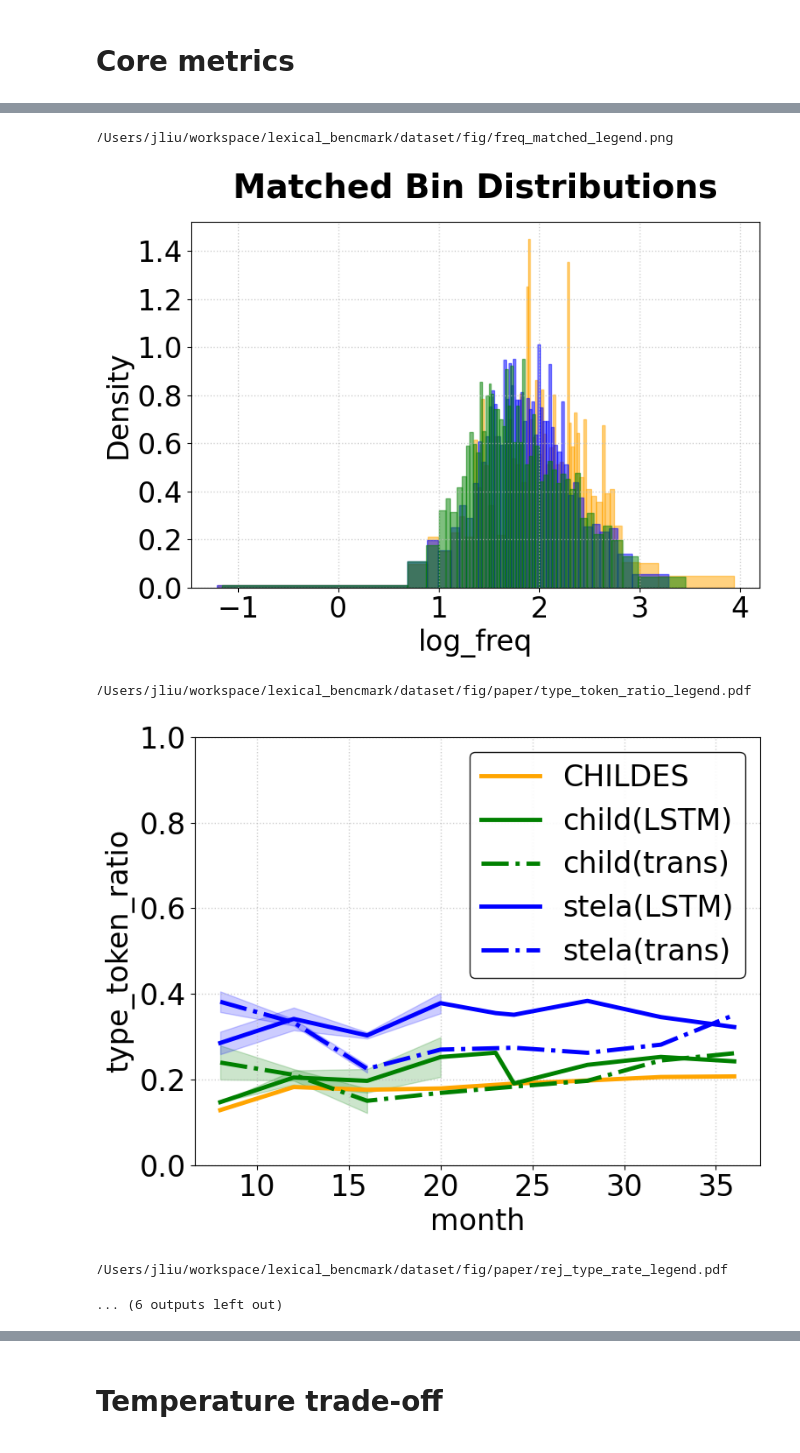
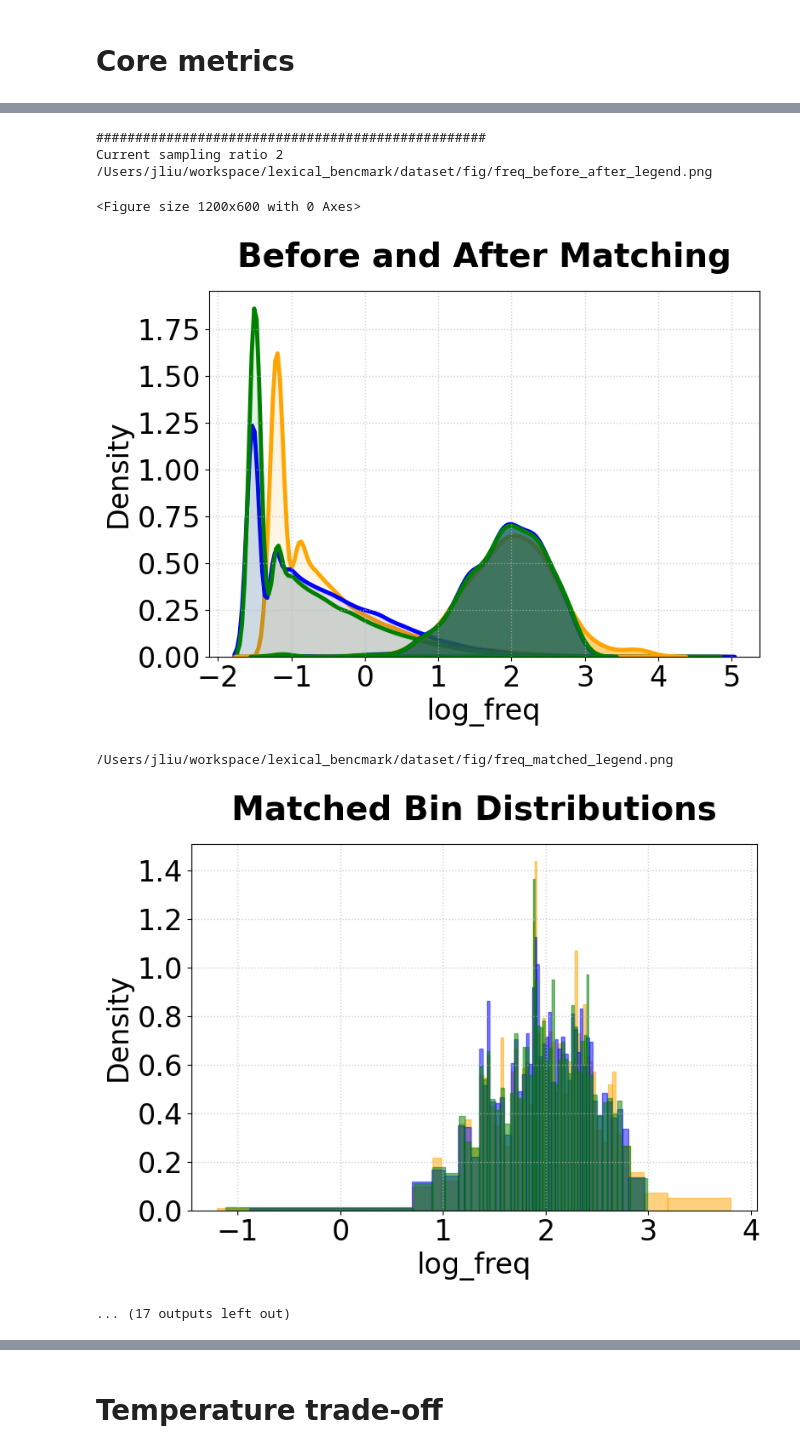
Before and after one commit to nhamilakis/Lexical-benchmark, a Jupyter notebook: notebooks/paper_fig.ipynb, the cells around one changed output, grey strips where cells are left out. Drawn from its saved outputs; the diff is of its cells as text; code cells hidden in the pictures.

Commit message:
merge metrics

```diff
--- a/notebooks/paper_fig.ipynb
+++ b/notebooks/paper_fig.ipynb
@@ -422,7 +422,7 @@ def plot_condition_curve(subset: pd.DataFrame, condition: str, x_header: str, y_
         linestyle=PlotSettings.LINESTYLES.get(extract_style(condition), "-"),
         linewidth=PlotSettings.DEFAULTS["linewidth"],
     )
-    plt.fill_between(subset[x_header], subset[y_header] - subset["ci"], subset["mean"] + subset["ci"], color=color, alpha=0.2)
+    #plt.fill_between(subset[x_header], subset[y_header] - subset["ci"], subset["mean"] + subset["ci"], color=color, alpha=0.2)
 
 
 def plot_condition_scatter(subset: DataFrameType, condition: str, x_header: str, y_header: str) -> None:
@@ -797,7 +793,10 @@ def plot_curves(df: pd.DataFrame, x_header: str, y_header: str, group_header: st
         ylim=y_lim,show_legend=True,save_legend=True,legend_outside=False)
 
 
-def compare_metrics(raw_data_path: str, out_path: Path):
+
+metric_dict = {"type_token_ratio": [0, 1], "rej_type_rate": [0, 0.5], "rej_token_rate": [0, 0.5], "CDI": [0, 1]}
+
+def compare_metrics(raw_data_path: str, out_path: Path,metric_dict=metric_dict):
     """Load data and plot final results."""
     # load data
     raw_data = pd.read_csv(raw_data_path)
@@ -805,13 +804,7 @@ def compare_metrics(raw_data_path: str, out_path: Path):
     # Sort by month and combine dataset + model_type for labels
     df = df.sort_values("month")
     df["condition"] = df["dataset"] + "(" + df["model_type"] + ")"
-
-    metric_dict = {"CDI": [0, 1]}
-    metric_dict = {"type_token_ratio": [0, 1], "rej_type_rate": [0, 0.5], "rej_token_rate": [0, 0.5], "CDI": [0, 1]}
     for metric, ylim in metric_dict.items():
         sel_df = DataLoader.load_df(df, metric=metric, temp=1.0)
         out_path_file = out_path / f"{metric}.pdf"
         plot_curves(df=sel_df, x_header="month", y_header=metric, group_header="condition", y_lim=ylim, out_path=out_path_file)
-    # plot out the labels
-    # out_path_file = out_path / f"metric_label.png"
-    # plot_curves(df=sel_df, x_header="month", y_header=metric, group_header="condition", y_lim=ylim,legend_title="Setting", out_path=out_path_file)
@@ -821,0 +813,10 @@ compare_metrics(file_root / "metric_1000_4.csv", out_path=fig_path)
+# %%
+metric_dict = {"type_token_ratio": [0, 1], "rej_type_rate": [0, 0.5], "rej_token_rate": [0, 0.5]}
+hour_lst = [1000,500]
+freq_root = Path(f"{data_root}/word_freq")
+
+for hour in hour_lst:
+    print(f"Current hour {hour}")
+    file_root = Path(f"{data_root}/matched/EN/1")
+    compare_metrics(file_root / f"metric_{hour}_4_3500.csv", out_path=fig_path/ "paper",metric_dict=metric_dict)
+    print("##################################################")
@@ -822,14 +840,15 @@ compare_metrics(file_root / "metric_1000_4.csv", out_path=fig_path)
 # %%
 # loop all the candidates
 # load file
-sampling_ratio_lst = [4]
+sampling_ratio_lst = [1,2,3,4]
 freq_root = Path(f"{data_root}/word_freq")
+hour = 1000
 
 for sampling_ratio in sampling_ratio_lst:
     print(f"Current sampling ratio {sampling_ratio}")
-    file_root = Path(f"{data_root}/CDI_new/CDI_{sampling_ratio}")
-    compare_freq_demo(file_root, freq_root, output_dir=fig_path / "paper")
+    file_root = Path(f"{data_root}/matched/EN/{sampling_ratio}")
+    #compare_freq_demo(file_root, freq_root, output_dir=fig_path / "paper")
     compare_freq(file_root, freq_root, output_dir=fig_path)
-    compare_metrics(file_root / "metric_1000_4_binned.csv", out_path=fig_path/ "paper")
+    compare_metrics(file_root / f"metric_{hour}_4_3500.csv", out_path=fig_path/ "paper")
     print("##################################################")
 # %% [output]
@@ -843,6 +863,8 @@ Current sampling ratio 4
-/Users/jliu/workspace/lexical_bencmark/dataset/fig/freq_matched_legend.png
+##################################################
+Current sampling ratio 2
+/Users/jliu/workspace/lexical_bencmark/dataset/fig/freq_before_after_legend.png
+<Figure size 1200x600 with 0 Axes>
-[figure, old version]
+[figure, new version]
-/Users/jliu/workspace/lexical_bencmark/dataset/fig/paper/type_token_ratio_legend.pdf
+/Users/jliu/workspace/lexical_bencmark/dataset/fig/freq_matched_legend.png
-[figure, old version]
+[figure, new version]
-/Users/jliu/workspace/lexical_bencmark/dataset/fig/paper/rej_type_rate_legend.pdf
-... (6 outputs left out)
+... (17 outputs left out)
```
Also changed, not shown: parts of 15 cells of this notebook, 6 other files.
